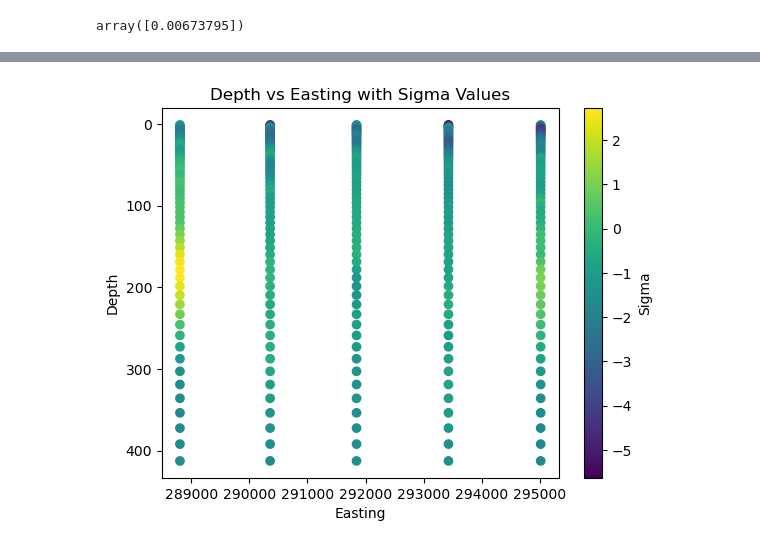
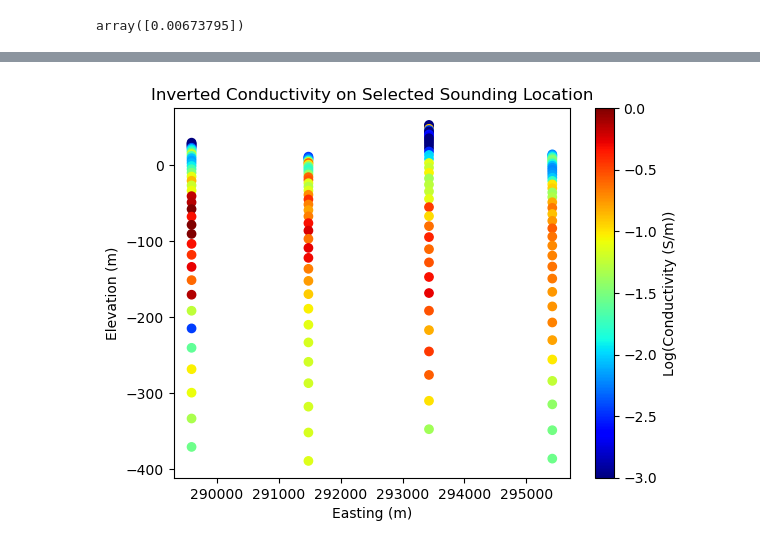
Before and after one commit to oscarshek/EOSC-556-Project, a Jupyter notebook: Notebook/AusAEM_WA_Cross_Section.ipynb, the cells around one changed output, grey strips where cells are left out. Cells and saved outputs as stored; diff of their text form; code cells hidden in the pictures.

Commit message:
plot elevation instead of depth

```diff
--- a/Notebook/AusAEM_WA_Cross_Section.ipynb
+++ b/Notebook/AusAEM_WA_Cross_Section.ipynb
@@ -131,7 +131,7 @@ exp_map * np.array([-5])
 array([0.00673795])
 # %%
 # (start_size, number_of_cells, expansion_factor)
-h = [1, (1.0, 63, 1.05)]
+h = [1, (1.0, 39, 1.10)]
 mesh = discretize.TensorMesh([h,])
 mesh
 # %% [output]
@@ -144,6 +144,6 @@ mesh
 # %%
 # 0 - 7420 for flight line 101102
 # 7421 - 16261 for flight line 101201
-sounding_list = [7400,7300,7200,7100,7000]
+sounding_list = [7350,7225,7100,6975] #,6850,6725,6600,6450,6325,6200,5975,5850,5625,5500] #[7350]#[7400,7300,7200,7100,7000]
 # Initialize an empty list to store the data
 data_list = []
@@ -240,35 +282,56 @@ plot_data(data_pre_3)
 # %%
 # Initialize lists to store cumulative thicknesses and sigma values
 easting_list = []
+elevation_list = []
 depth_list = []
 sigma_list = []
+Recovered_Model_list = []
+#Synthetic_Data_list = []
+Halfspace_Conductivity_list = []
+Predicted_Data_list = []
+DTM_AHD_list = []
 
 # Process each entry in the data
 for entry in data_list:
     easting = entry['Easting']
     thicknesses = entry['Thicknesses']
-    sigma = entry['Sigma']
+    sigma = entry['Sigma'] #* 0.01
+    Recovered_Model = entry['Recovered_Model']
+    #Synthetic_Data = entry['Synthetic_Data']
+    Halfspace_Conductivity = entry['Halfspace_Conductivity']
+    Predicted_Data = entry['Predicted_Data']
+    DTM_AHD = entry['DTM_AHD']
 
     # Calculate cumulative thicknesses (depths)
     cumulative_thicknesses = np.cumsum(thicknesses)
 
     # Ensure the lengths match
     min_length = min(len(cumulative_thicknesses), len(sigma))
     cumulative_thicknesses = cumulative_thicknesses[:min_length]
     sigma = sigma[:min_length]
 
+    # Calculate elevation by subtracting depth from topography (DTM_AHD)
+    elevation = DTM_AHD - cumulative_thicknesses
+
     # Append values to lists
-    easting_list.extend([easting] * len(cumulative_thicknesses))
+    easting_list.extend([easting] * len(elevation))
+    elevation_list.extend(elevation)
     depth_list.extend(cumulative_thicknesses)
     sigma_list.extend(sigma)
+    Recovered_Model_list.append(Recovered_Model)
+    Synthetic_Data_list.append(Synthetic_Data)
+    Halfspace_Conductivity_list.append(Halfspace_Conductivity)
+    Predicted_Data_list.append(Predicted_Data)
+    DTM_AHD_list.append(DTM_AHD)
 
-# Create a scatter plot
-plt.scatter(easting_list, depth_list, c=np.log10(sigma_list), cmap='viridis')
-plt.colorbar(label='Sigma')
-plt.xlabel('Easting')
-plt.ylabel('Depth')
-plt.title('Depth vs Easting with Sigma Values')
-plt.gca().invert_yaxis()  # Invert y-axis to have depth increasing downwards
+# Create a scatter plot with sigma in log scale and set color bar range
+sc = plt.scatter(easting_list, elevation_list, c=np.log10(sigma_list), cmap='jet', vmin=-3, vmax=0)
+cbar = plt.colorbar(sc)
+cbar.set_label('Log(Conductivity (S/m))')
+plt.xlabel('Easting (m)')
+plt.ylabel('Elevation (m)')
+plt.title('Inverted Conductivity on Selected Sounding Location')
+#plt.gca().invert_yaxis()  # Invert y-axis to have depth increasing downwards
 plt.show()
 # %% [output]
-[figure, old version]
+[figure, new version]
```
Also changed, not shown: parts of 13 cells of this notebook, 1 other file.
